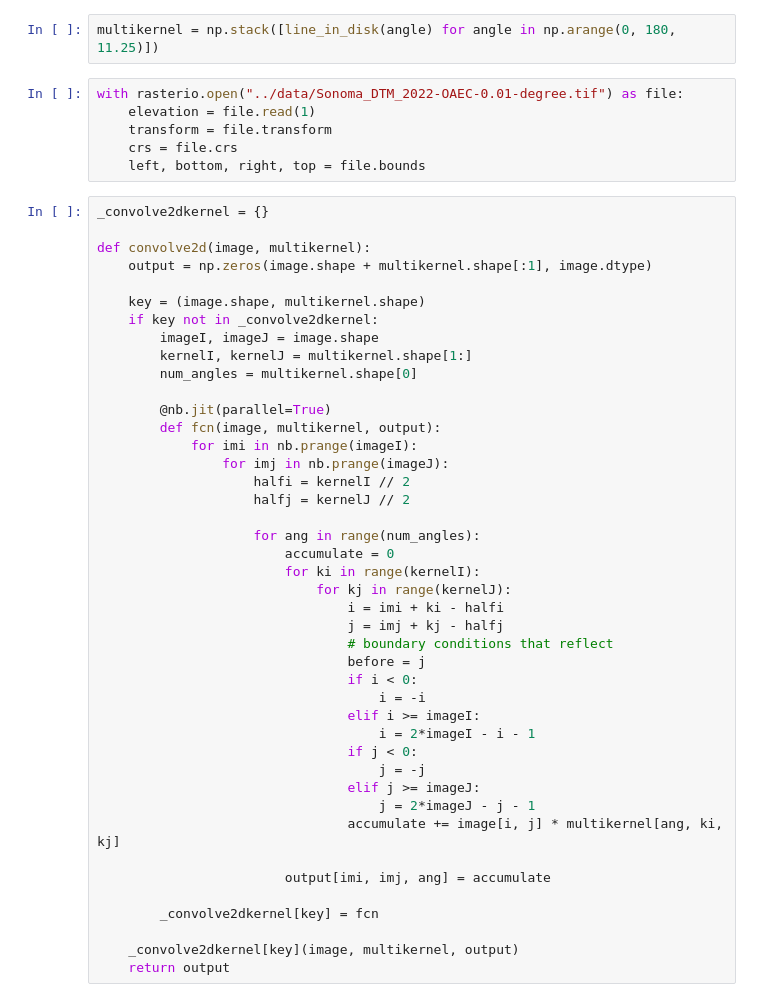
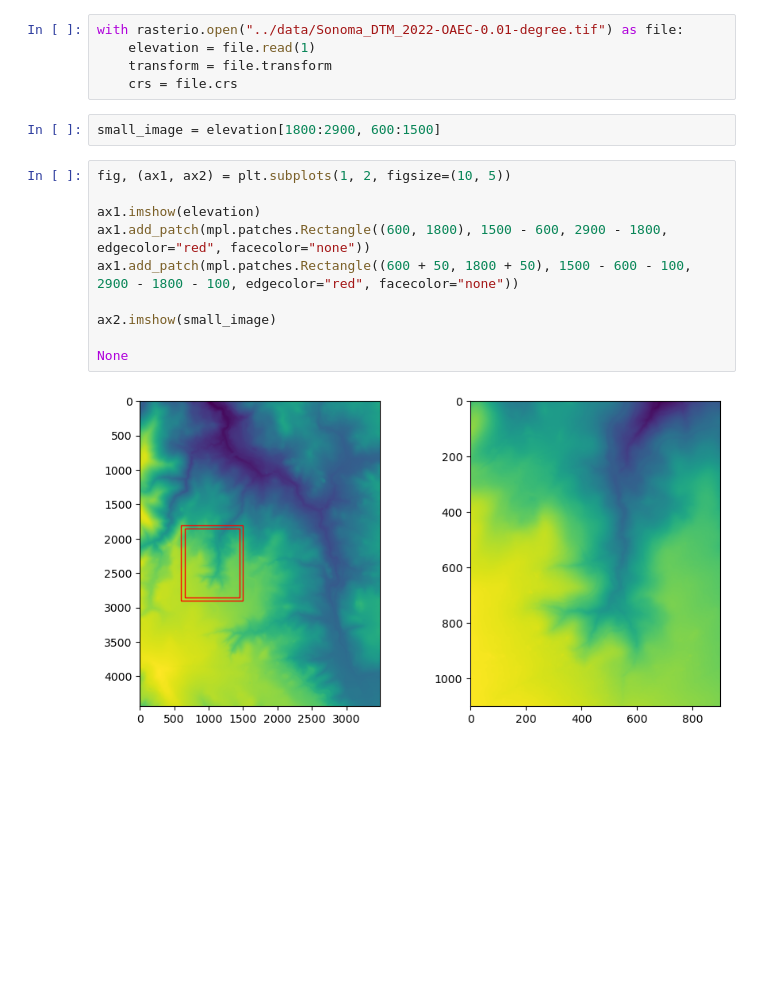
Before and after one commit to dsi-rse/gully-map, a Jupyter notebook: notebooks/connected-gullies.ipynb, the cells around one changed output. Drawn from its saved outputs; the diff is of its cells as text; blank space fills up the shorter version.

```diff
--- a/notebooks/connected-gullies.ipynb
+++ b/notebooks/connected-gullies.ipynb
@@ -35,51 +65,19 @@ None
-# %%
-multikernel = np.stack([line_in_disk(angle) for angle in np.arange(0, 180, 11.25)])
 # %%
 with rasterio.open("../data/Sonoma_DTM_2022-OAEC-0.01-degree.tif") as file:
     elevation = file.read(1)
     transform = file.transform
     crs = file.crs
-    left, bottom, right, top = file.bounds
-# %%
-_convolve2dkernel = {}
-
-def convolve2d(image, multikernel):
-    output = np.zeros(image.shape + multikernel.shape[:1], image.dtype)
-
-    key = (image.shape, multikernel.shape)
-    if key not in _convolve2dkernel:
-        imageI, imageJ = image.shape
-        kernelI, kernelJ = multikernel.shape[1:]
-        num_angles = multikernel.shape[0]
-
-        @nb.jit(parallel=True)
-        def fcn(image, multikernel, output):
-            for imi in nb.prange(imageI):
-                for imj in nb.prange(imageJ):
-                    halfi = kernelI // 2
-                    halfj = kernelJ // 2
-
-                    for ang in range(num_angles):
-                        accumulate = 0
-                        for ki in range(kernelI):
-                            for kj in range(kernelJ):
-                                i = imi + ki - halfi
-                                j = imj + kj - halfj
-                                # boundary conditions that reflect
-                                before = j
-                                if i < 0:
-                                    i = -i
-                                elif i >= imageI:
-                                    i = 2*imageI - i - 1
-                                if j < 0:
-                                    j = -j
-                                elif j >= imageJ:
-                                    j = 2*imageJ - j - 1
-                                accumulate += image[i, j] * multikernel[ang, ki, kj]
-
-                        output[imi, imj, ang] = accumulate
-
-        _convolve2dkernel[key] = fcn
-
-    _convolve2dkernel[key](image, multikernel, output)
-    return output
+# %%
+small_image = elevation[1800:2900, 600:1500]
+# %%
+fig, (ax1, ax2) = plt.subplots(1, 2, figsize=(10, 5))
+
+ax1.imshow(elevation)
+ax1.add_patch(mpl.patches.Rectangle((600, 1800), 1500 - 600, 2900 - 1800, edgecolor="red", facecolor="none"))
+ax1.add_patch(mpl.patches.Rectangle((600 + 50, 1800 + 50), 1500 - 600 - 100, 2900 - 1800 - 100, edgecolor="red", facecolor="none"))
+
+ax2.imshow(small_image)
+
+None
+# %% [output]
+[figure, added]
```
Also changed, not shown: parts of 27 cells of this notebook.
